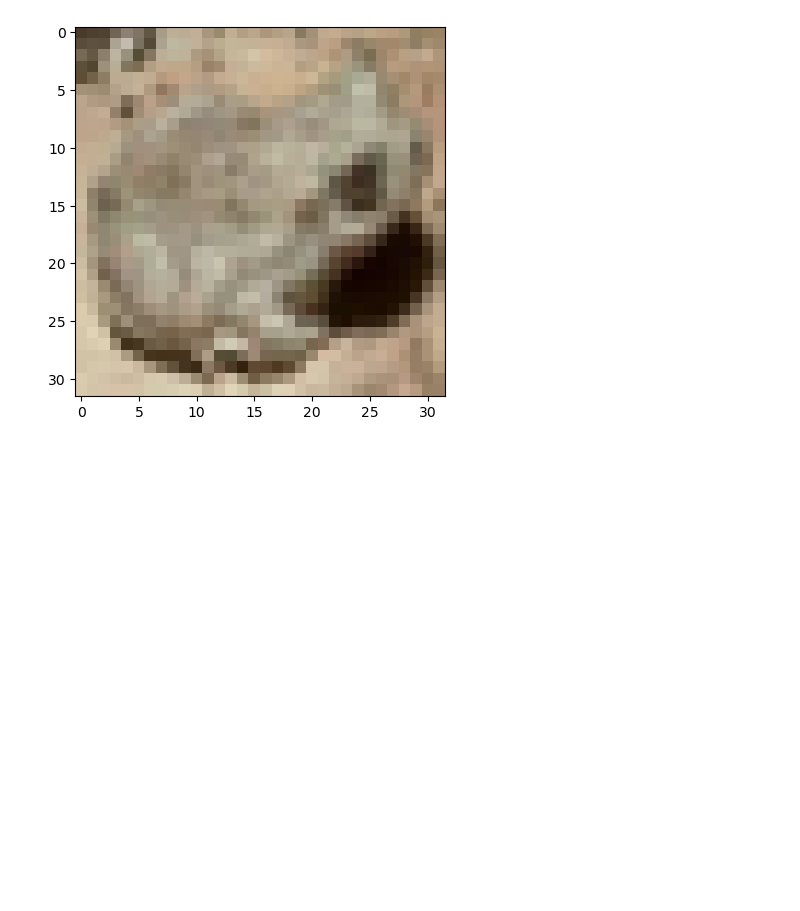
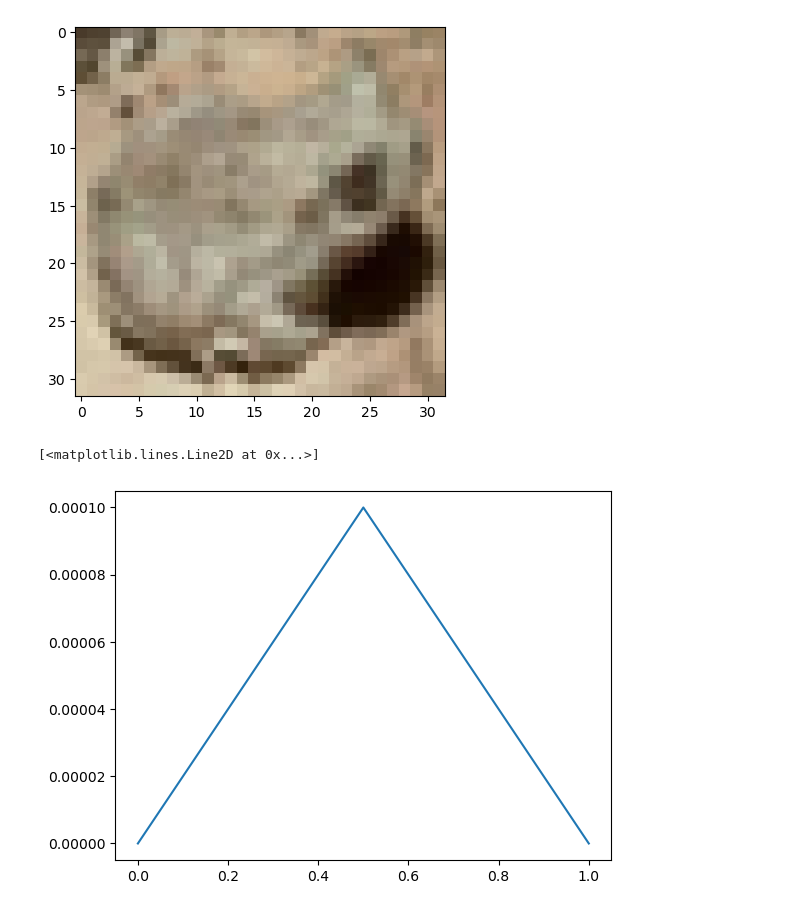
Before and after one commit to SKholkin/ODE_SDE_models_paired_learning, a Jupyter notebook: sandbox.ipynb, the cells around one changed output. Cells and saved outputs as stored; diff of their text form; code cells hidden in the pictures; blank space fills up the shorter version.

Commit message:
Added bridge matching. Something wrong doesnt work

```diff
--- a/sandbox.ipynb
+++ b/sandbox.ipynb
@@ -112,0 +116,14 @@ plt.imshow(imgs_dist1[0].permute([1, 2, 0]))
+# %%
+from bridge_matching import BridgeMathcing, LinearBridgeNoiseScheduler
+
+sch = LinearBridgeNoiseScheduler(1e-4)
+
+bm_model = BridgeMathcing(None, sch)
+
+t_range = torch.range(0, 1, step=0.01)
+
+beta = sch.beta(t_range)
+plt.plot(t_range, beta)
+# %% [output]
+[<matplotlib.lines.Line2D at 0x...>]
+[figure, added]
```
Also changed, not shown: parts of 5 cells of this notebook, 3 other files.
